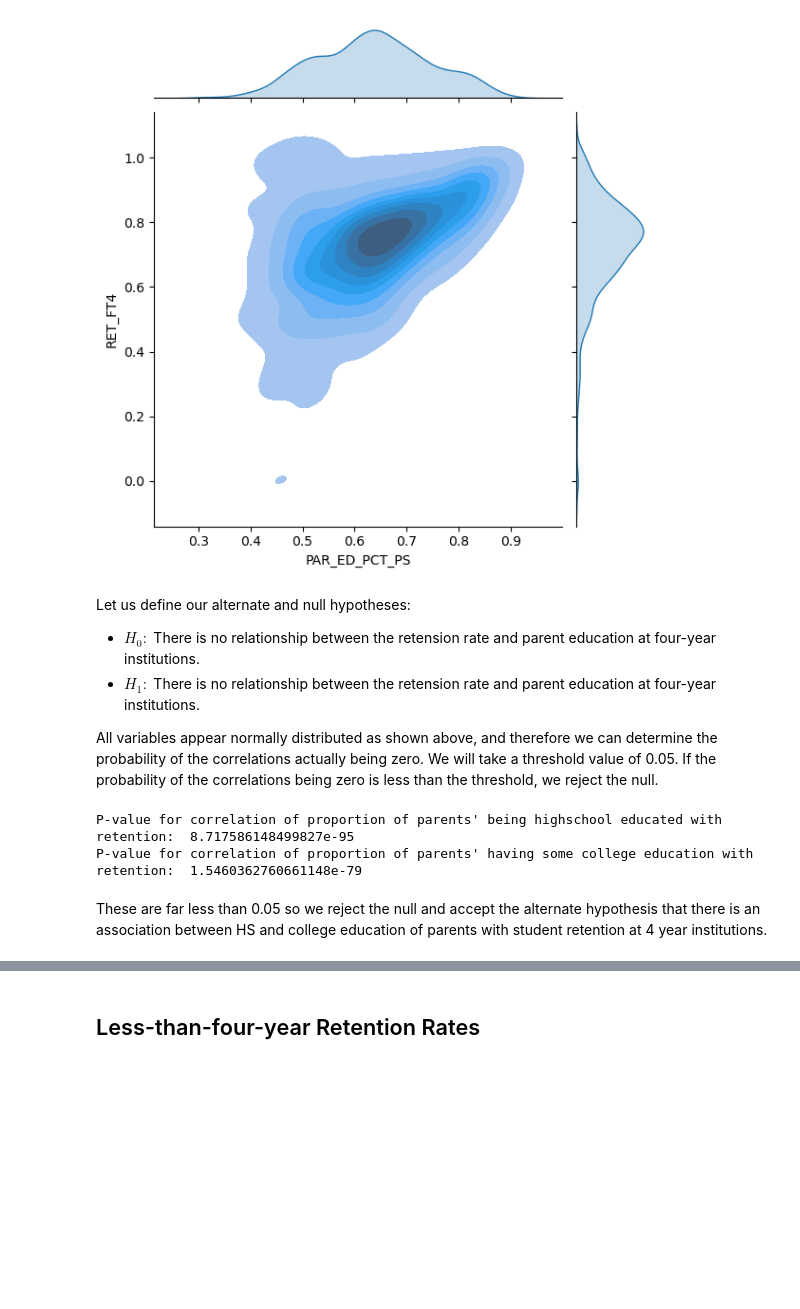
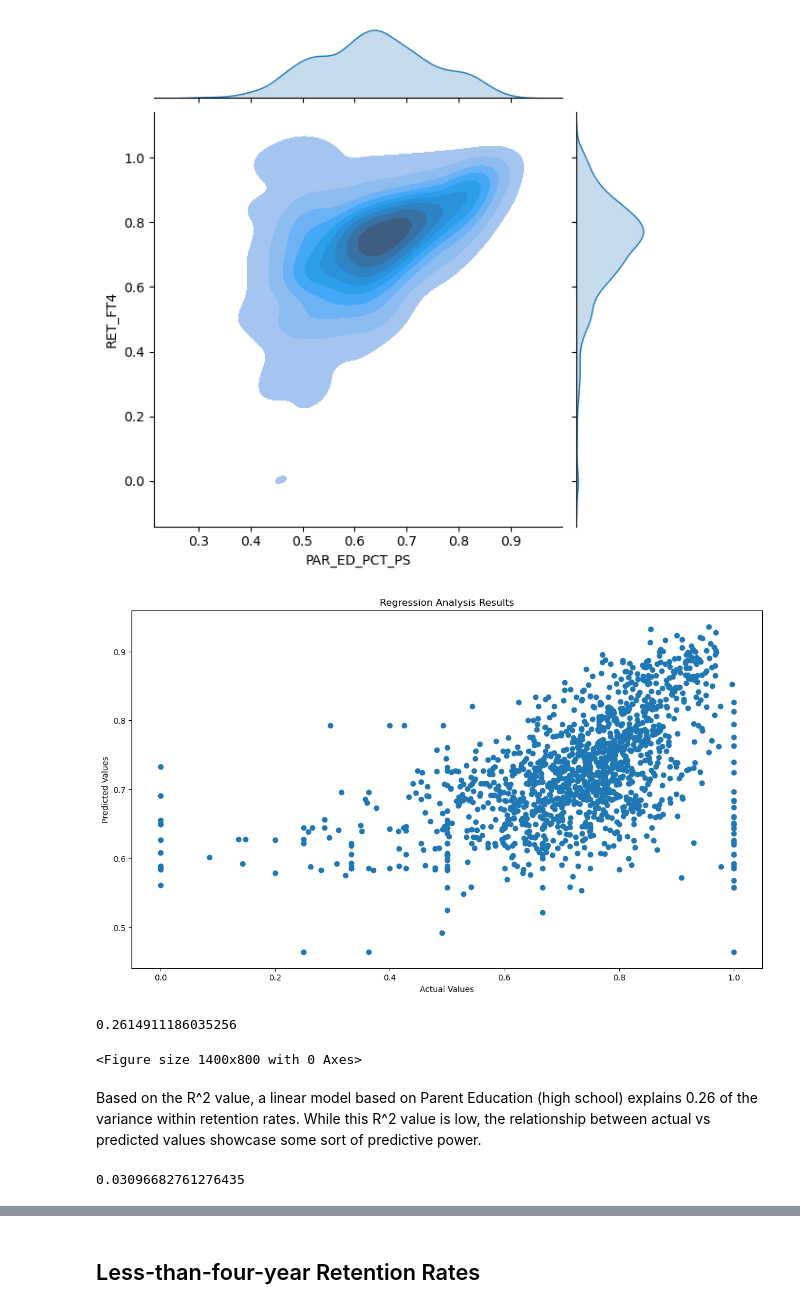
Before and after one commit to UCB-stat-159-s23/project-Group11, a Jupyter notebook: Prediction_Analysis.ipynb, the cells around one changed output, grey strips where cells are left out. Cells and saved outputs as stored; diff of their text form; code cells hidden in the pictures; blank space fills up the shorter version.

Commit message:
finishing up prediction analysis

```diff
--- a/Prediction_Analysis.ipynb
+++ b/Prediction_Analysis.ipynb
@@ -104,5 +111,5 @@ calculate_MSE(AVGFACSAL_FT4.RET_FT4, prediction_analysis(AVGFACSAL_FT4))
 # %% [markdown]
 As noted in our EDA, these two features have high amounts of null and "PrivacySuppressed" values. We will need to drop these values in order to continue our analysis.
 # %%
-no_privacy_suppressed = data[["PAR_ED_PCT_PS", "PAR_ED_PCT_HS", "RET_FT4"]].replace("PrivacySuppressed", np.nan).dropna().astype(float)
-no_privacy_suppressed.head()
+PAR_HS_RET_FT4 = data[["PAR_ED_PCT_HS", "RET_FT4"]].replace("PrivacySuppressed", np.nan).dropna().astype(float)
+PAR_PS_RET_FT4 = data[["PAR_ED_PCT_PS", "RET_FT4"]].replace("PrivacySuppressed", np.nan).dropna().astype(float)
@@ -131,17 +132,15 @@ Both have moderate correlations. Given both variables are normally distributed,
 sns.jointplot(data=no_privacy_suppressed, x='PAR_ED_PCT_PS', y='RET_FT4', kind='kde', fill='b');
 # %% [output]
 [figure]
-# %% [markdown]
-Let us define our alternate and null hypotheses:
-* $H_0:$ There is no relationship between the retension rate and parent education at four-year institutions.
-* $H_1:$ There is no relationship between the retension rate and parent education  at four-year institutions.
-
-All variables appear normally distributed as shown above, and therefore we can determine the probability of the correlations actually being zero. We will take a threshold value of 0.05. If the probability of the correlations being zero is less than the threshold, we reject the null.
-# %%
-print("P-value for correlation of proportion of parents' being highschool educated with retention: " , p_value_HS)
-print("P-value for correlation of proportion of parents' having some college education with retention: " , p_value_PS)
-# %% [output]
-P-value for correlation of proportion of parents' being highschool educated with retention:  8.717586148499827e-95
-P-value for correlation of proportion of parents' having some college education with retention:  1.5460362760661148e-79
-# %% [markdown]
-These are far less than 0.05 so we reject the null and accept the alternate hypothesis that there is an association between HS and college education of parents with student retention at 4 year institutions.
+# %%
+regression_analysis_results(PAR_HS_RET_FT4.RET_FT4, prediction_analysis(PAR_HS_RET_FT4), 'PAR_ED_HSactual_vs_PAR_ED_HSpredicted.png')
+# %% [output]
+[figure, added]
+0.2614911186035256
+<Figure size 1400x800 with 0 Axes>
+# %% [markdown]
+Based on the R^2 value, a linear model based on Parent Education (high school) explains 0.26 of the variance within retention rates. While this R^2 value is low, the relationship between actual vs predicted values showcase some sort of predictive power.
+# %%
+calculate_MSE(PAR_HS_RET_FT4.RET_FT4, prediction_analysis(PAR_HS_RET_FT4))
+# %% [output]
+0.03096682761276435
```
Also changed, not shown: parts of 35 cells of this notebook, 1 other file.
